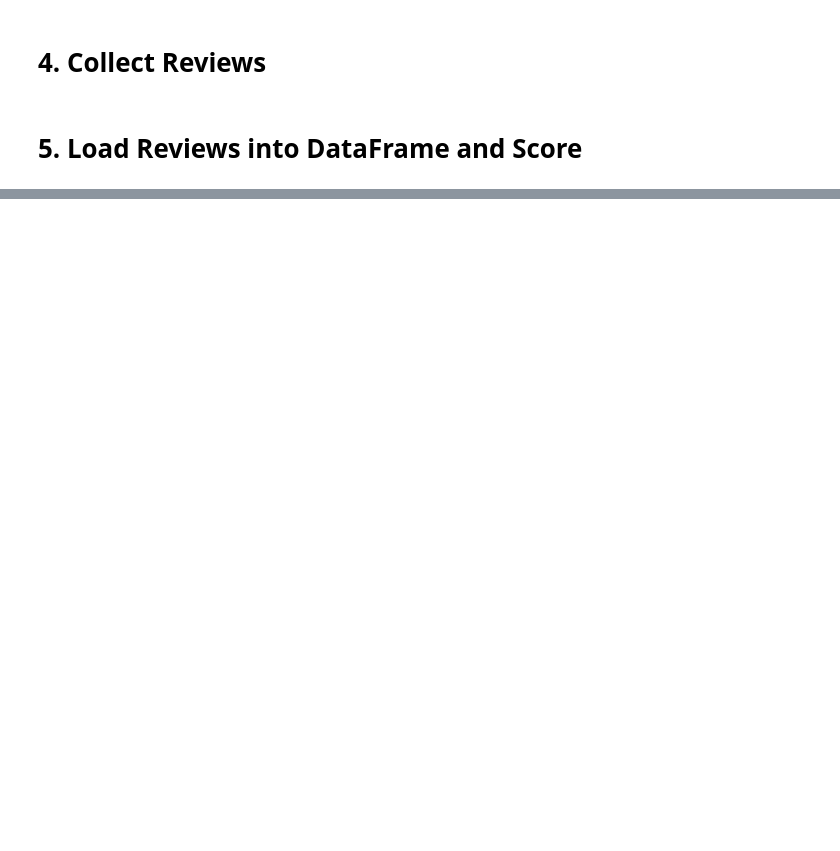
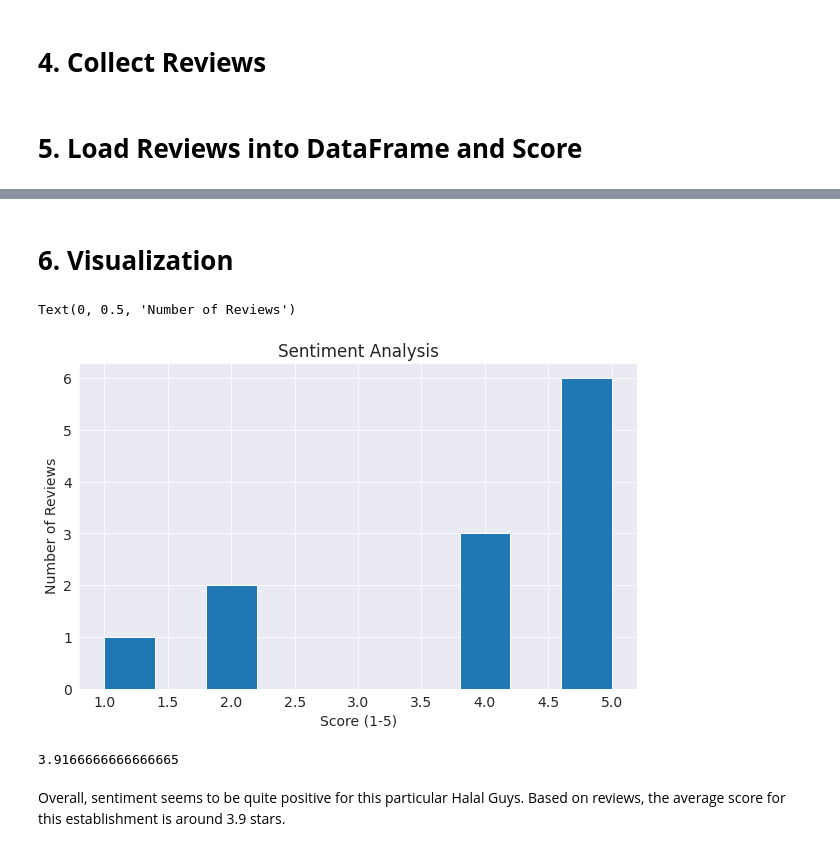
Before and after one commit to AngelOD565/TheHalalGuysSentiment, a Jupyter notebook: SentimentAnalysis.ipynb, the cells around one changed output, grey strips where cells are left out. Drawn from its saved outputs; the diff is of its cells as text; code cells hidden in the pictures; blank space fills up the shorter version.

```diff
--- a/SentimentAnalysis.ipynb
+++ b/SentimentAnalysis.ipynb
@@ -71,0 +100,27 @@ df
+# %% [markdown]
+# **6. Visualization**
+# %%
+import seaborn as sns
+import matplotlib
+import matplotlib.pyplot as plt
+%matplotlib inline
+
+sns.set_style('darkgrid')
+matplotlib.rcParams['font.size'] = 14
+matplotlib.rcParams['figure.figsize'] = (10, 6)
+matplotlib.rcParams['figure.facecolor'] = '#00000000'
+# %%
+plt.hist(df.sentiment)
+plt.title("Sentiment Analysis")
+plt.xlabel('Score (1-5)')
+plt.ylabel('Number of Reviews')
+# %% [output]
+Text(0, 0.5, 'Number of Reviews')
+[figure, added]
+# %%
+avg_score = df.sentiment.sum() / df.review.count()
+avg_score
+# %% [output]
+3.9166666666666665
+# %% [markdown]
+Overall, sentiment seems to be quite positive for this particular Halal Guys. Based on reviews, the average score for this establishment is around 3.9 stars.
```
Also changed, not shown: parts of 4 cells of this notebook.
